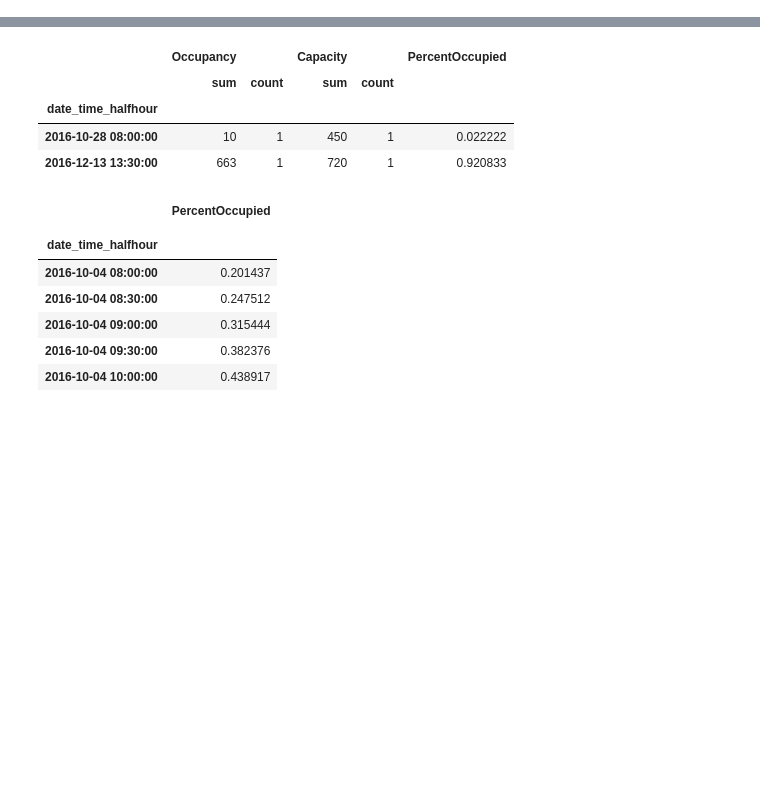
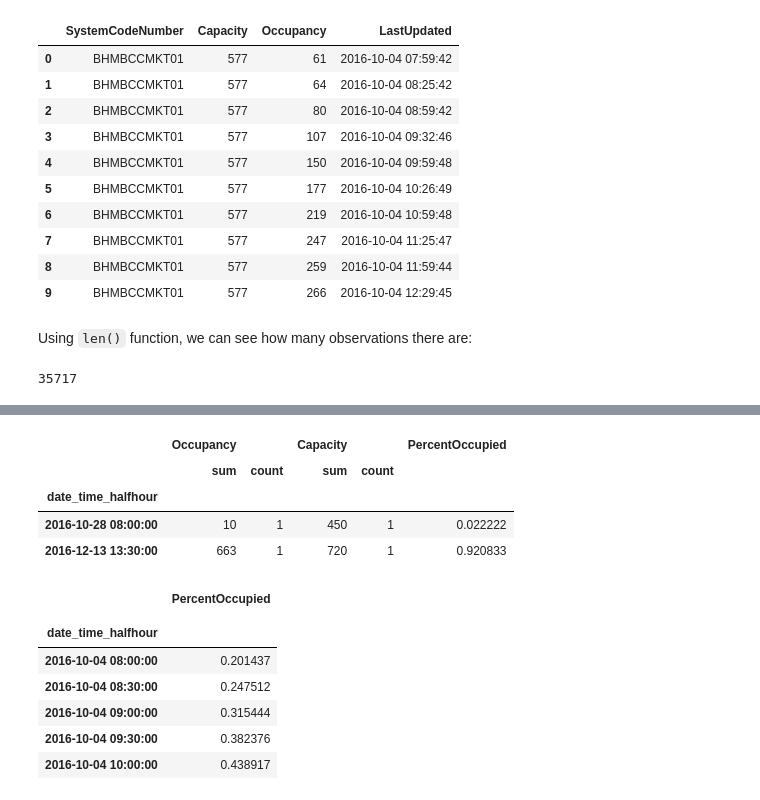
Before and after one commit to JonSolow/Parking_TimeSeries, a Jupyter notebook: Parking_TimeSeries.ipynb, the cells around one changed output, grey strips where cells are left out. Cells and saved outputs as stored; diff of their text form; code cells hidden in the pictures; blank space fills up the shorter version.

```diff
--- a/Parking_TimeSeries.ipynb
+++ b/Parking_TimeSeries.ipynb
@@ -21,10 +0,0 @@ Archive:  ./data/dataset.zip
-# %%
-
-import pandas as pd
-import numpy as np
-import matplotlib.pyplot as plt
-import datetime
-
-from Workbook_Init import *
-
-pd.set_option('display.max_rows', 1400)
@@ -188,0 +50,2 @@ To register the converters:
+# %%
+df_raw = pd.read_csv('./data/dataset.csv')
@@ -188,0 +60,20 @@ To register the converters:
+# %%
+df_raw.head(10)
+# %% [output]
+|  | SystemCodeNumber | Capacity | Occupancy | LastUpdated |
+| 0 | BHMBCCMKT01 | 577 | 61 | 2016-10-04 07:59:42 |
+| 1 | BHMBCCMKT01 | 577 | 64 | 2016-10-04 08:25:42 |
+| 2 | BHMBCCMKT01 | 577 | 80 | 2016-10-04 08:59:42 |
+| 3 | BHMBCCMKT01 | 577 | 107 | 2016-10-04 09:32:46 |
+| 4 | BHMBCCMKT01 | 577 | 150 | 2016-10-04 09:59:48 |
+| 5 | BHMBCCMKT01 | 577 | 177 | 2016-10-04 10:26:49 |
+| 6 | BHMBCCMKT01 | 577 | 219 | 2016-10-04 10:59:48 |
+| 7 | BHMBCCMKT01 | 577 | 247 | 2016-10-04 11:25:47 |
+| 8 | BHMBCCMKT01 | 577 | 259 | 2016-10-04 11:59:44 |
+| 9 | BHMBCCMKT01 | 577 | 266 | 2016-10-04 12:29:45 |
+# %% [markdown]
+Using `len()` function, we can see how many observations there are:
+# %%
+len(df_raw)
+# %% [output]
+35717
```
Also changed, not shown: parts of 45 cells of this notebook, 1 other file.
